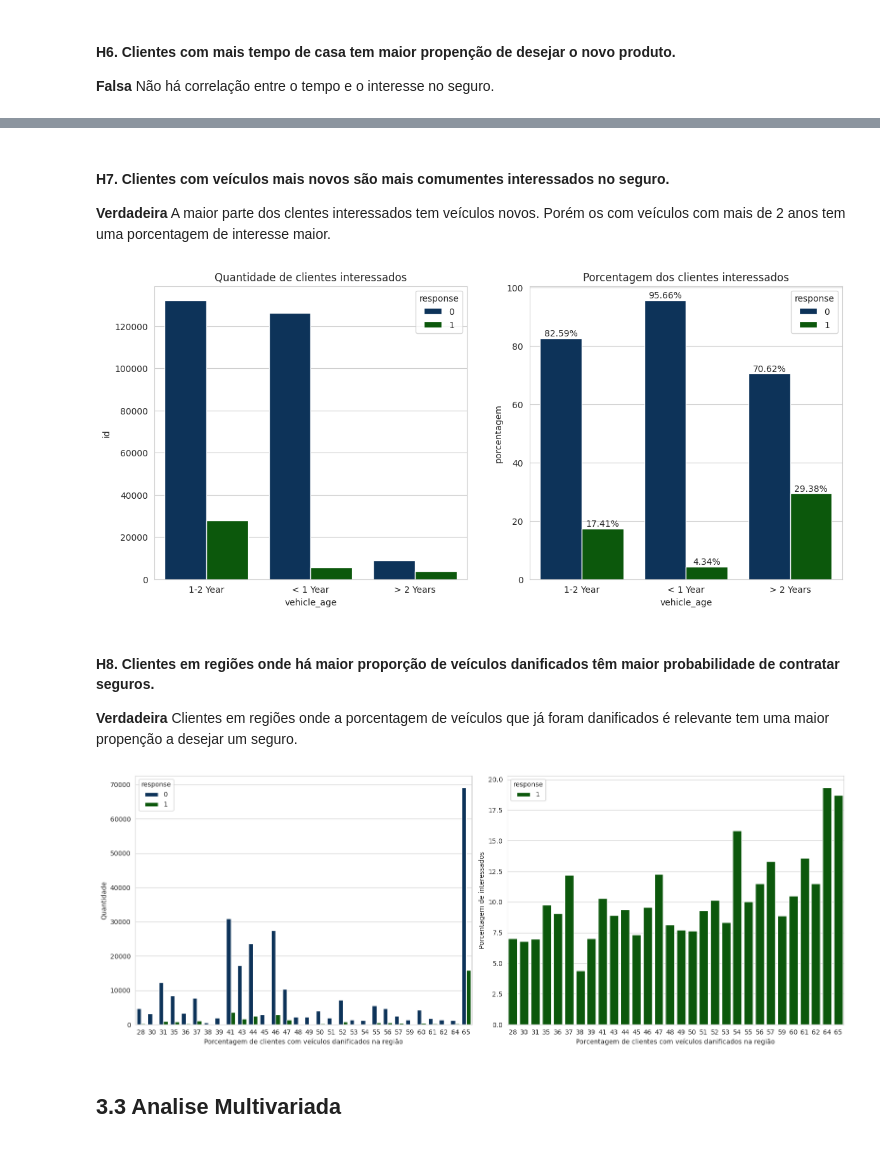
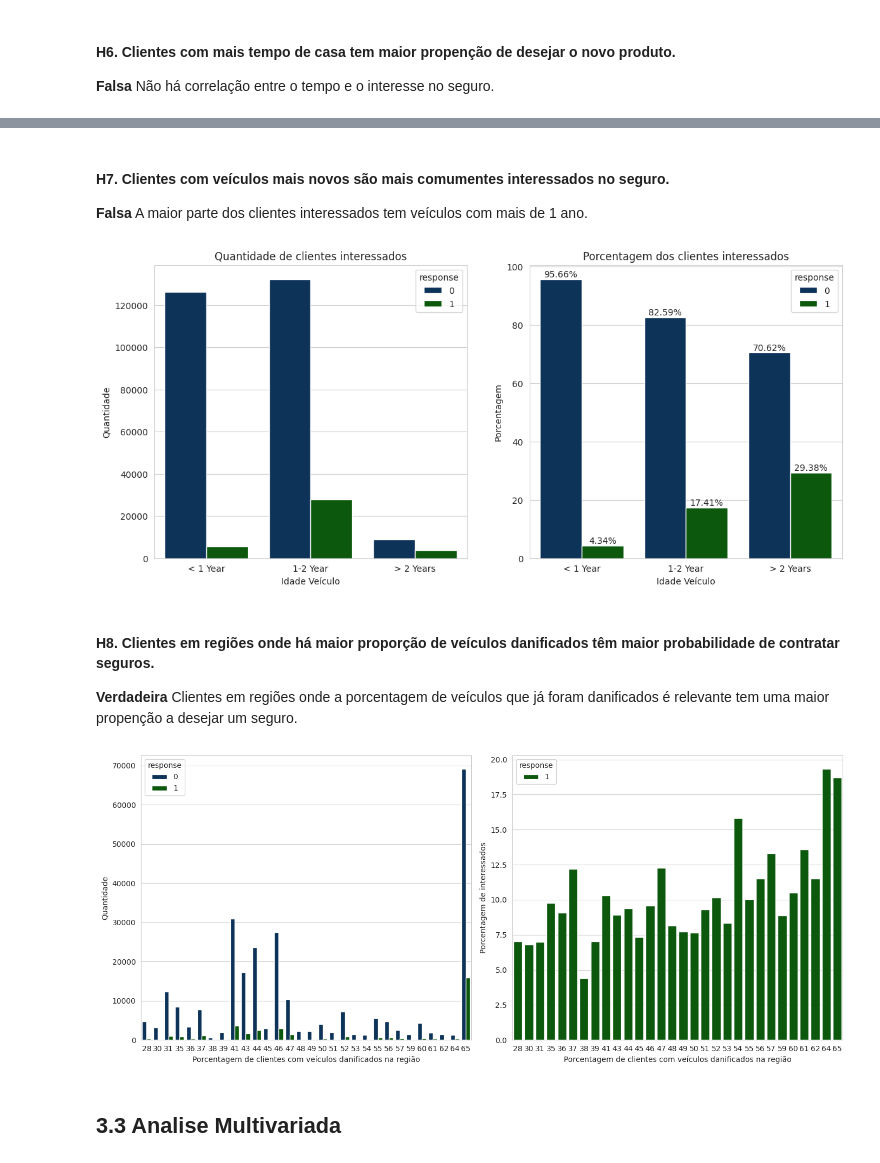
Before and after one commit to RafaelLuckner/Propensao_Compra, a Jupyter notebook: notebooks/propensao_projeto.ipynb, the cells around one changed output, grey strips where cells are left out. Saved outputs shown, nothing was run; the diff lists cells and outputs as text; code cells hidden in the pictures.

```diff
--- a/notebooks/propensao_projeto.ipynb
+++ b/notebooks/propensao_projeto.ipynb
@@ -584,17 +589,26 @@ sns.heatmap(aux1, annot = True, vmin=-1, vmax=1, cmap = custom_cmap);
 # %% [markdown]
 #### H7. Clientes com veículos mais novos são mais comumentes interessados no seguro.
-**Verdadeira** A maior parte dos clentes interessados tem veículos novos. Porém os com veículos com mais de 2 anos tem uma porcentagem de interesse maior.
+**Falsa** A maior parte dos clientes interessados tem veículos com mais de 1 ano.
 # %%
 plt.figure(figsize = (14,6))
 
 plt.subplot(1,2,1)
 aux = df2.loc[:,['id', 'vehicle_age','response']].groupby(['vehicle_age', 'response']).count().reset_index()
+aux['age_new'] = aux['vehicle_age'].apply(lambda x: 0 if x=='< 1 Year' else 1 if x=='1-2 Year'
+                                                   else 2 if x=='> 2 Years'else x)
+aux = aux.sort_values('age_new')
 sns.barplot(data = aux, x= 'vehicle_age', y='id', hue='response', estimator="sum")
 plt.title('Quantidade de clientes interessados')
+plt.ylabel('Quantidade');
+plt.xlabel('Idade Veículo')
+
 
 
 plt.subplot(1,2,2)
 aux1 = df2.loc[:,['id', 'vehicle_age','response']].groupby(['vehicle_age', 'response']).count().reset_index()
+aux1['age_new'] = aux1['vehicle_age'].apply(lambda x: 0 if x=='< 1 Year' else 1 if x=='1-2 Year'
+                                                   else 2 if x=='> 2 Years'else x)
+aux1 = aux1.sort_values('age_new')
 aux1['porcentagem'] = aux1.groupby('vehicle_age')['id'].transform(lambda x: x/x.sum() * 100)
 
 ax = sns.barplot(data = aux1, x= 'vehicle_age', y='porcentagem', hue='response')
@@ -603,41 +617,47 @@ for container in ax.containers:
     labels = [f"{v.get_height():.2f}%" for v in container]
     ax.bar_label(container, labels=labels, fontsize=10)
 plt.title('Porcentagem dos clientes interessados');
+plt.xlabel('Idade Veículo')
+plt.ylabel('Porcentagem')
+
+# salvando imagem
+plt.savefig('../img/idade_veiculo.png')
 # %% [output]
-[figure, old version]
+[figure, new version]
 # %% [markdown]
 #### H8. Clientes em regiões onde há maior proporção de veículos danificados têm maior probabilidade de contratar seguros.
 **Verdadeira** Clientes em regiões onde a porcentagem de veículos que já foram danificados é relevante tem uma maior propenção a desejar um seguro.
 # %%
 aux =df2[['pct_damage_region','response']].groupby(['pct_damage_region','response']).agg({'response':'count'})
 aux.columns = ['count']
 aux = aux.reset_index()
 
 total_por_faixa = aux.groupby('pct_damage_region',observed=False)['count'].sum()
 total_por_faixa_categoria = aux.groupby(['pct_damage_region', 'response'],observed=False)['count'].sum()
 porcentagem_categoria = pd.DataFrame((total_por_faixa_categoria/ total_por_faixa)*100).reset_index()
 aux['pct_response'] = porcentagem_categoria['count']
 aux.head(4)
 
-plt.figure(figsize=(16,6))
+plt.figure(figsize=(14,6))
 
 plt.subplot(1,2,1)
 plt.title('')
 sns.barplot(x='pct_damage_region', y= 'count', data=aux, hue = 'response', errorbar = None)
 plt.xlabel('Porcentagem de clientes com veículos danificados na região')
 plt.ylabel('Quantidade')
 
 plt.subplot(1,2,2)
 
 sns.barplot(x='pct_damage_region', y='pct_response', data=aux[aux['response'] == 1], hue='response', palette=['#006400'])
 
 
 plt.xlabel('Porcentagem de clientes com veículos danificados na região')
 plt.ylabel('Porcentagem de interessados')
 
 plt.tight_layout()
+plt.savefig('../img/pct_damage.png')
 # %% [output]
-[figure, old version]
+[figure, new version]
 # %% [markdown]
 ## 3.3 Analise Multivariada
 # %%
```
Also changed, not shown: parts of 29 cells of this notebook, 12 other files.
